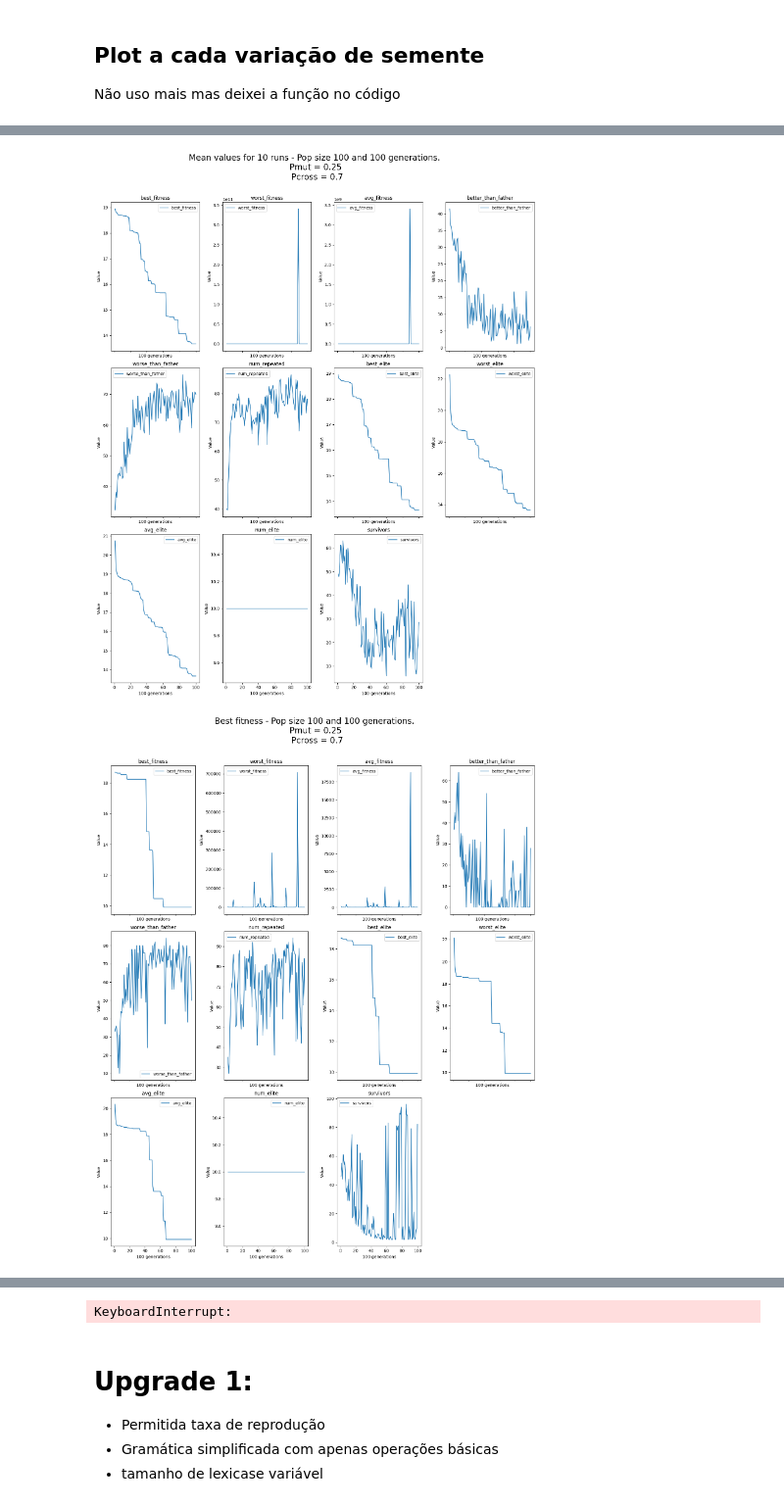
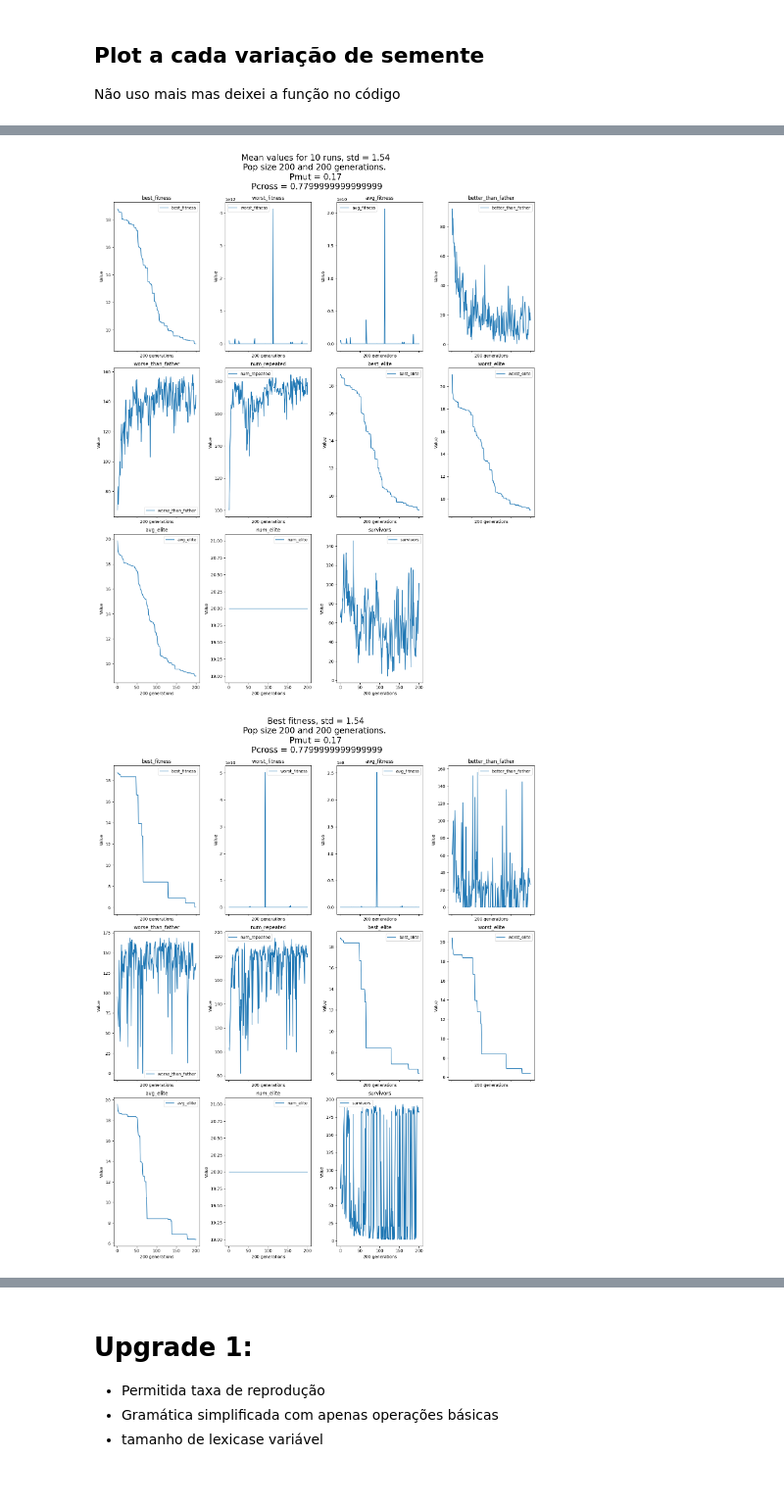
Before and after one commit to diogoneiss/Structured-Grammar-Evolution-in-Numba, a Jupyter notebook: tp1.ipynb, the cells around one changed output, grey strips where cells are left out. Shown at 98% size. Saved outputs shown, nothing was run; the diff lists cells and outputs as text; code cells hidden in the pictures.

```diff
--- a/tp1.ipynb
+++ b/tp1.ipynb
@@ -38,7 +38,7 @@ cache_file = "cache.csv"
 cache = None
 # Create an empty DataFrame if cache file doesn't exist
 if not os.path.isfile(cache_file):
-    cache = pd.DataFrame(columns=["file","population_size", "generations", "final_fitness",  "p_mutation", "p_crossover", "elite_percentage", "tournament_size", "max_depth", "mean_stats", "best_gen_stats", "stds", "std_last_gen", "grammar"])
+    cache = pd.DataFrame(columns=["file","population_size", "generations", "final_fitness", "final_std",  "p_mutation", "p_crossover", "elite_percentage", "tournament_size", "max_depth", "mean_stats", "best_gen_stats", "stds", "std_last_gen", "grammar"])
 else:
     # If cache file exists, read it into a DataFrame
     cache = pd.read_csv(cache_file)
@@ -121,12 +121,13 @@ def save_cache(cache_df, data, final_fitness, file, run_parameters):
     best_gen_stats_json = serialize_data(best_gen_stats)
     stds_json = serialize_data(stds)
     grammar_json = serialize_data(grammar)
-
+    final_std = stds[-1][0]
     new_row = {
         "file": file,
         "population_size": population_size,
         "generations": generation_count,
         "final_fitness": final_fitness,
+        "final_std" : final_std,
         "p_mutation": mutation_rate,
         "p_crossover": crossover_rate,
         "elite_percentage": elite_percentage,
@@ -940,20 +1045,19 @@ survivors: 32.438403166617185
 # %%
 files = ["synth1/synth1-train.csv", "synth2/synth2-train.csv", "concrete/concrete-train.csv"]
 test_files = ["synth1/synth1-test.csv", "synth2/synth2-test.csv", "concrete/concrete-test.csv"]
-
 
 
 for i, file in enumerate(files):
 
     test_file = test_files[i]
  # variate mutation rate by 0.05, until 0.9
-    for p_mut in tqdm(range(5, 90, 5), desc=f"Experiments for {test_file}"):
+    for p_mut in tqdm(range(2, 50, 5), desc=f"Experiments for {test_file}"):
 
         mutation_rate = p_mut / 100
         crossover_rate = 1 - mutation_rate - 0.05
         run_parameters = {
-            "generations": 100,
-            "population_size": 100,
+            "generations": 200,
+            "population_size": 200,
             "max_depth": 5,
             "p_mutation": mutation_rate,
             "p_crossover": crossover_rate,
@@ -970,8 +1074,10 @@ for i, file in enumerate(files):
         else:
             mean_stats, best_gen_stats, best_genotypes, stds, grammar  = run_random_variations(file, run_parameters, 0, True)
             data_to_cache = (mean_stats, best_gen_stats, best_genotypes, stds, grammar)
-            final_fitness = best_gen_stats[-1, 0]
+
+            final_fitness = mean_stats[-1, 0]
+            print("FINAL MEAN FITNESS: ", final_fitness)
             print("Saving to cache!")
-            cache = save_cache(cache, data_cache, final_fitness, file, run_parameters)
+            cache = save_cache(cache, data_to_cache, final_fitness, file, run_parameters)
 # %% [output]
 NEW PARAMETERS________________
@@ -1008,2 +1110,2 @@ survivors: 36.158539793525954
-[figure, old version]
+[figure, new version]
-[figure, old version]
+[figure, new version]
@@ -1032,4 +1163,3 @@ Experiments with  100 generations and population size 100
-KeyboardInterrupt:
 # %% [markdown]
 # Upgrade 1:
 * Permitida taxa de reprodução
```
Also changed, not shown: parts of 15 cells of this notebook, 8 other files.
